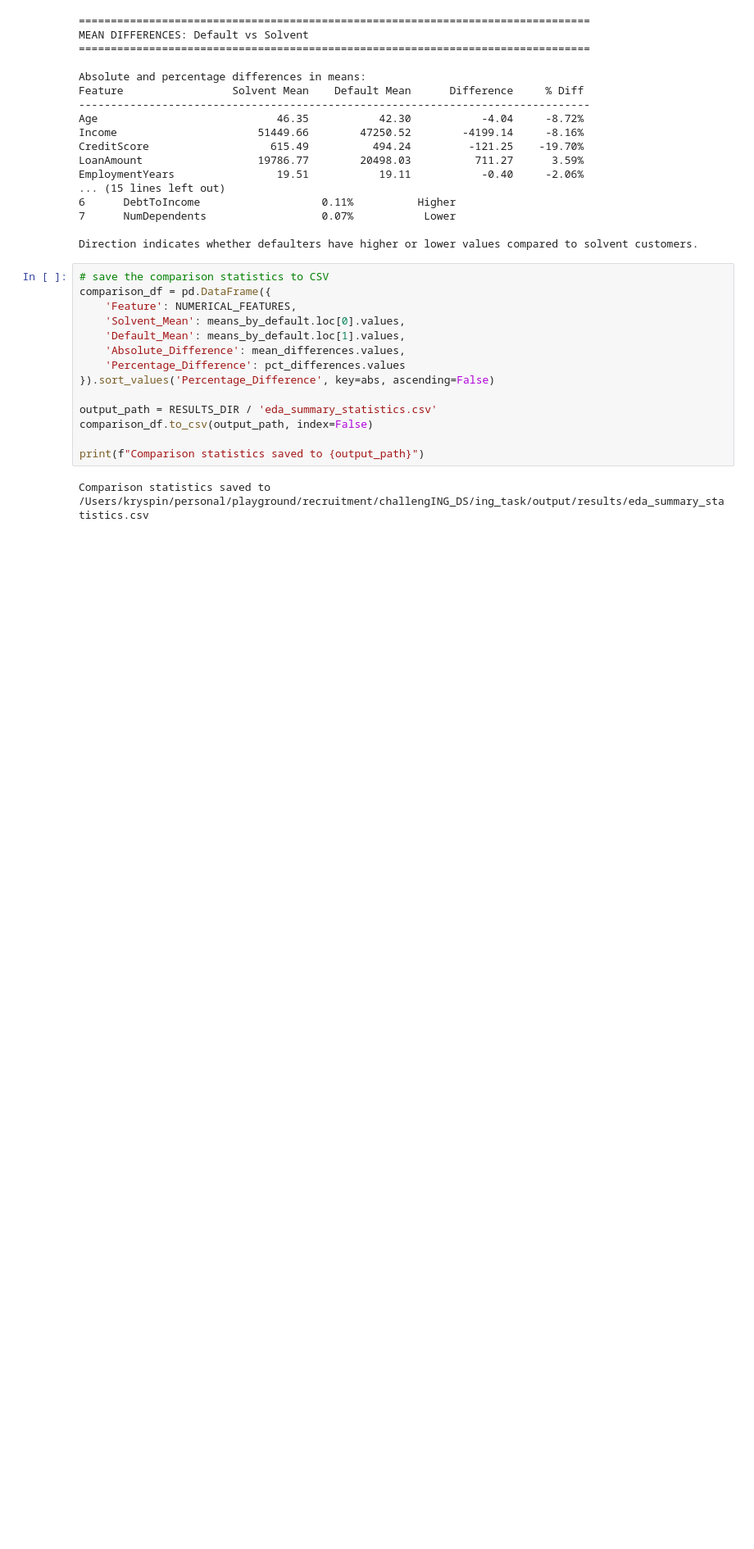
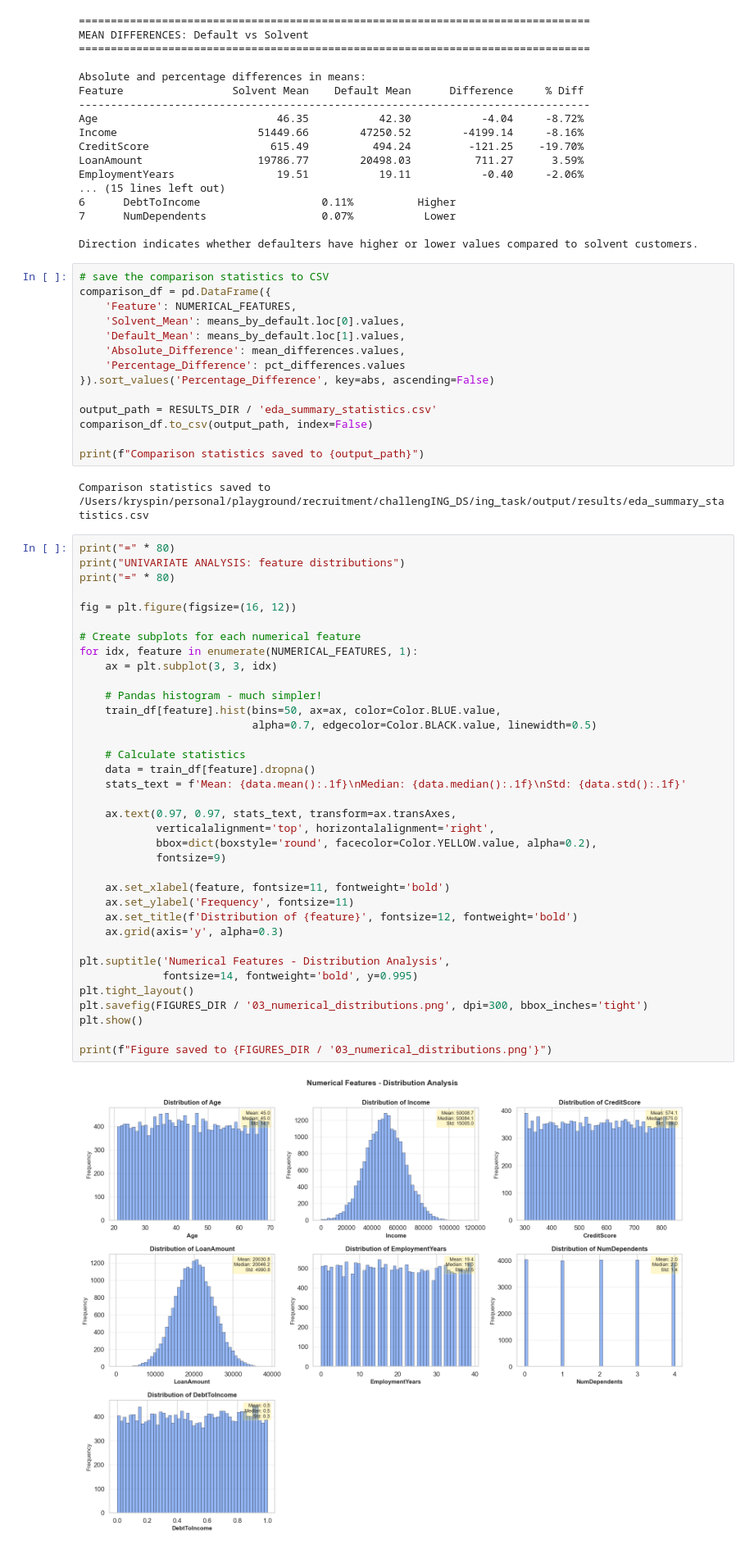
Before and after one commit to expigo/challenging_ds, a Jupyter notebook: notebooks/01_eda.ipynb, the cells around one changed output. Shown at 82% size. Cells and saved outputs as stored; diff of their text form; blank space fills up the shorter version.

Commit message:
add numerical features analysis, univariate and bivariate

```diff
--- a/notebooks/01_eda.ipynb
+++ b/notebooks/01_eda.ipynb
@@ -847,3 +847,41 @@ comparison_df.to_csv(output_path, index=False)
 print(f"Comparison statistics saved to {output_path}")
 # %% [output]
 Comparison statistics saved to /Users/kryspin/personal/playground/recruitment/challengING_DS/ing_task/output/results/eda_summary_statistics.csv
+# %%
+print("=" * 80)
+print("UNIVARIATE ANALYSIS: feature distributions")
+print("=" * 80)
+
+fig = plt.figure(figsize=(16, 12))
+
+# Create subplots for each numerical feature
+for idx, feature in enumerate(NUMERICAL_FEATURES, 1):
+    ax = plt.subplot(3, 3, idx)
+
+    # Pandas histogram - much simpler!
+    train_df[feature].hist(bins=50, ax=ax, color=Color.BLUE.value,
+                           alpha=0.7, edgecolor=Color.BLACK.value, linewidth=0.5)
+
+    # Calculate statistics
+    data = train_df[feature].dropna()
+    stats_text = f'Mean: {data.mean():.1f}\nMedian: {data.median():.1f}\nStd: {data.std():.1f}'
+
+    ax.text(0.97, 0.97, stats_text, transform=ax.transAxes,
+            verticalalignment='top', horizontalalignment='right',
+            bbox=dict(boxstyle='round', facecolor=Color.YELLOW.value, alpha=0.2),
+            fontsize=9)
+
+    ax.set_xlabel(feature, fontsize=11, fontweight='bold')
+    ax.set_ylabel('Frequency', fontsize=11)
+    ax.set_title(f'Distribution of {feature}', fontsize=12, fontweight='bold')
+    ax.grid(axis='y', alpha=0.3)
+
+plt.suptitle('Numerical Features - Distribution Analysis',
+             fontsize=14, fontweight='bold', y=0.995)
+plt.tight_layout()
+plt.savefig(FIGURES_DIR / '03_numerical_distributions.png', dpi=300, bbox_inches='tight')
+plt.show()
+
+print(f"Figure saved to {FIGURES_DIR / '03_numerical_distributions.png'}")
+# %% [output]
+[figure, added]
```
Also changed, not shown: parts of 4 cells of this notebook.
